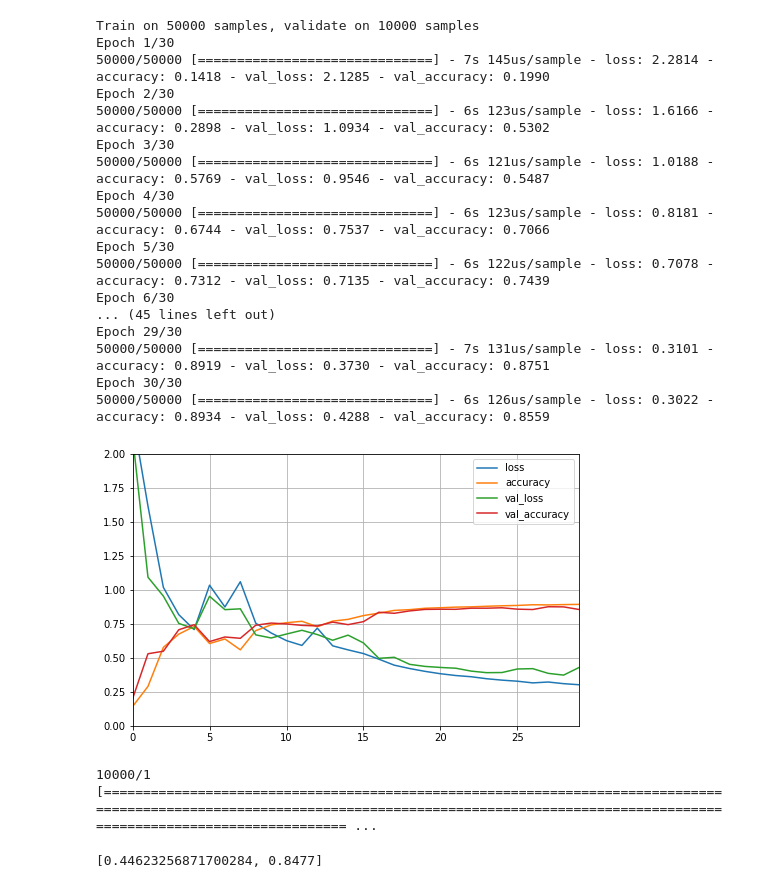
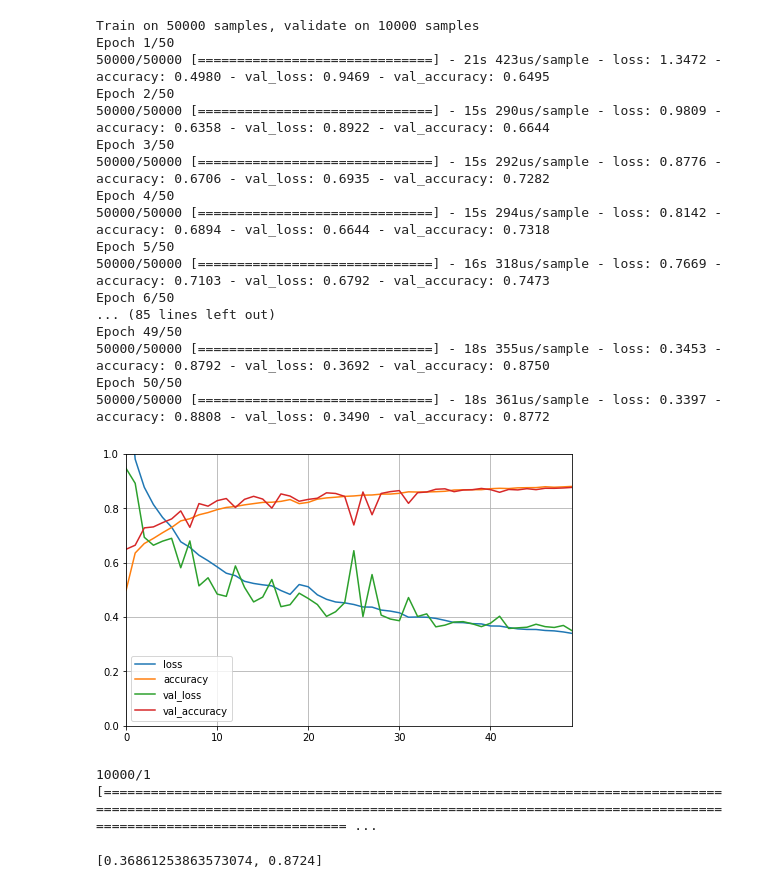
Before and after one commit to g0dwingao/playtensorflow, a Jupyter notebook: DNN.ipynb, the cells around one changed output. Drawn from its saved outputs; the diff is of its cells as text; code cells hidden in the pictures.

Commit message:
在DNN中使BatchNormalization

```diff
--- a/DNN.ipynb
+++ b/DNN.ipynb
@@ -20,43 +20,47 @@ x_test=scaler.transform(x_test.astype(np.float32).reshape(-1,1)).reshape(-1,28,2
 model=tf.keras.models.Sequential()
 model.add(tf.keras.layers.Flatten(input_shape=[28,28]))
 for _ in range(30):
-    model.add(tf.keras.layers.Dense(100,activation='relu'))
+    model.add(tf.keras.layers.Dense(100))
+    model.add(tf.keras.layers.BatchNormalization())
+    model.add(tf.keras.layers.Activation('relu'))
+
+
 model.add(tf.keras.layers.Dense(10,activation='softmax'))
 # %%
 model.compile(loss='sparse_categorical_crossentropy',optimizer='sgd',metrics=['accuracy'])
 # %%
-history=model.fit(x_train,y_train,validation_data=[x_valid,y_valid],epochs=30)
+history=model.fit(x_train,y_train,validation_data=[x_valid,y_valid],epochs=50)
 # %% [output]
 Train on 50000 samples, validate on 10000 samples
-Epoch 1/30
-50000/50000 [==============================] - 7s 145us/sample - loss: 2.2814 - accuracy: 0.1418 - val_loss: 2.1285 - val_accuracy: 0.1990
-Epoch 2/30
-50000/50000 [==============================] - 6s 123us/sample - loss: 1.6166 - accuracy: 0.2898 - val_loss: 1.0934 - val_accuracy: 0.5302
-Epoch 3/30
-50000/50000 [==============================] - 6s 121us/sample - loss: 1.0188 - accuracy: 0.5769 - val_loss: 0.9546 - val_accuracy: 0.5487
-Epoch 4/30
-50000/50000 [==============================] - 6s 123us/sample - loss: 0.8181 - accuracy: 0.6744 - val_loss: 0.7537 - val_accuracy: 0.7066
-Epoch 5/30
-50000/50000 [==============================] - 6s 122us/sample - loss: 0.7078 - accuracy: 0.7312 - val_loss: 0.7135 - val_accuracy: 0.7439
-Epoch 6/30
-... (45 lines left out)
-Epoch 29/30
-50000/50000 [==============================] - 7s 131us/sample - loss: 0.3101 - accuracy: 0.8919 - val_loss: 0.3730 - val_accuracy: 0.8751
-Epoch 30/30
-50000/50000 [==============================] - 6s 126us/sample - loss: 0.3022 - accuracy: 0.8934 - val_loss: 0.4288 - val_accuracy: 0.8559
+Epoch 1/50
+50000/50000 [==============================] - 21s 423us/sample - loss: 1.3472 - accuracy: 0.4980 - val_loss: 0.9469 - val_accuracy: 0.6495
+Epoch 2/50
+50000/50000 [==============================] - 15s 290us/sample - loss: 0.9809 - accuracy: 0.6358 - val_loss: 0.8922 - val_accuracy: 0.6644
+Epoch 3/50
+50000/50000 [==============================] - 15s 292us/sample - loss: 0.8776 - accuracy: 0.6706 - val_loss: 0.6935 - val_accuracy: 0.7282
+Epoch 4/50
+50000/50000 [==============================] - 15s 294us/sample - loss: 0.8142 - accuracy: 0.6894 - val_loss: 0.6644 - val_accuracy: 0.7318
+Epoch 5/50
+50000/50000 [==============================] - 16s 318us/sample - loss: 0.7669 - accuracy: 0.7103 - val_loss: 0.6792 - val_accuracy: 0.7473
+Epoch 6/50
+... (85 lines left out)
+Epoch 49/50
+50000/50000 [==============================] - 18s 355us/sample - loss: 0.3453 - accuracy: 0.8792 - val_loss: 0.3692 - val_accuracy: 0.8750
+Epoch 50/50
+50000/50000 [==============================] - 18s 361us/sample - loss: 0.3397 - accuracy: 0.8808 - val_loss: 0.3490 - val_accuracy: 0.8772
 # %%
 def plot_learning_curves(history):
     pd.DataFrame(history.history).plot(figsize=[8,5])
     plt.grid(True)
-    plt.gca().set_ylim(0,2)
+    plt.gca().set_ylim(0,1)
     plt.show()
 
 plot_learning_curves(history)
 # %% [output]
-[figure, old version]
+[figure, new version]
 # %%
 model.evaluate(x_test,y_test)
 # %% [output]
 10000/1 [=============================================================================================================================================================================================== ...
-[0.44623256871700284, 0.8477]
+[0.36861253863573074, 0.8724]
 # %%
```
Also changed, not shown: parts of 1 cell of this notebook.
